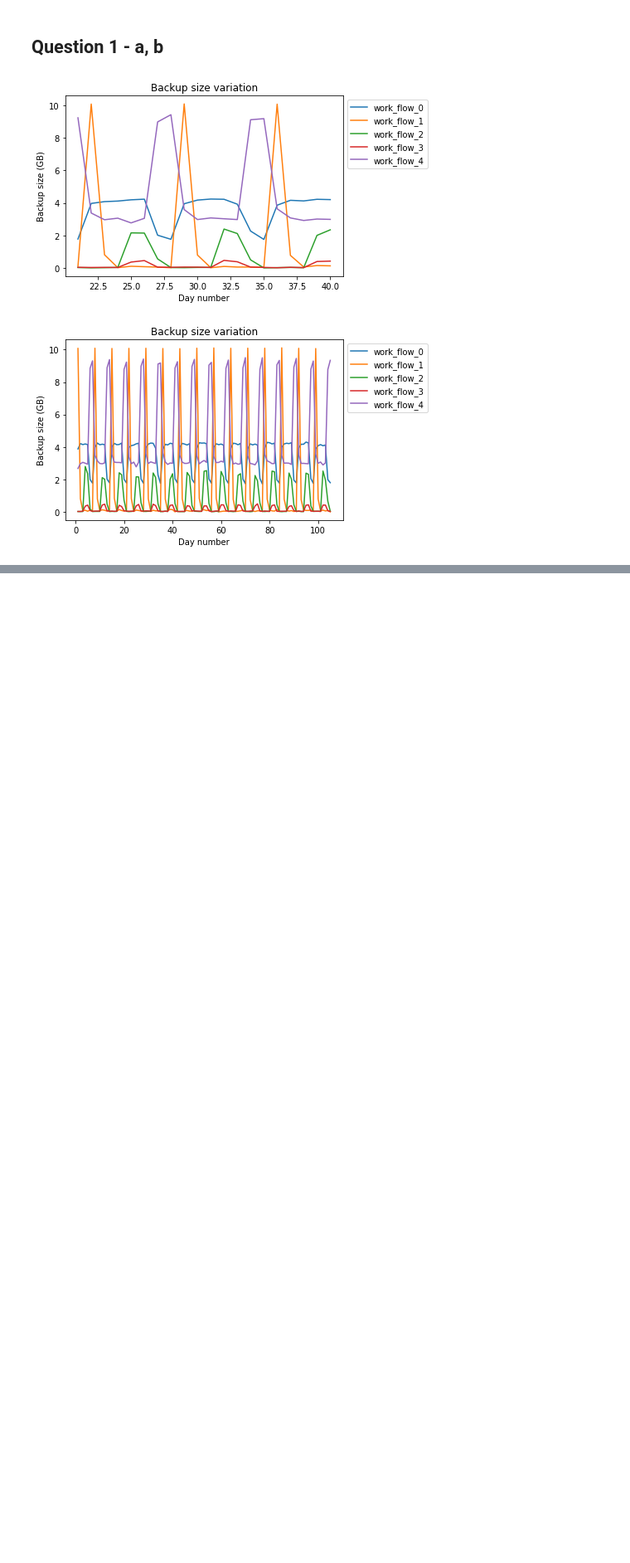
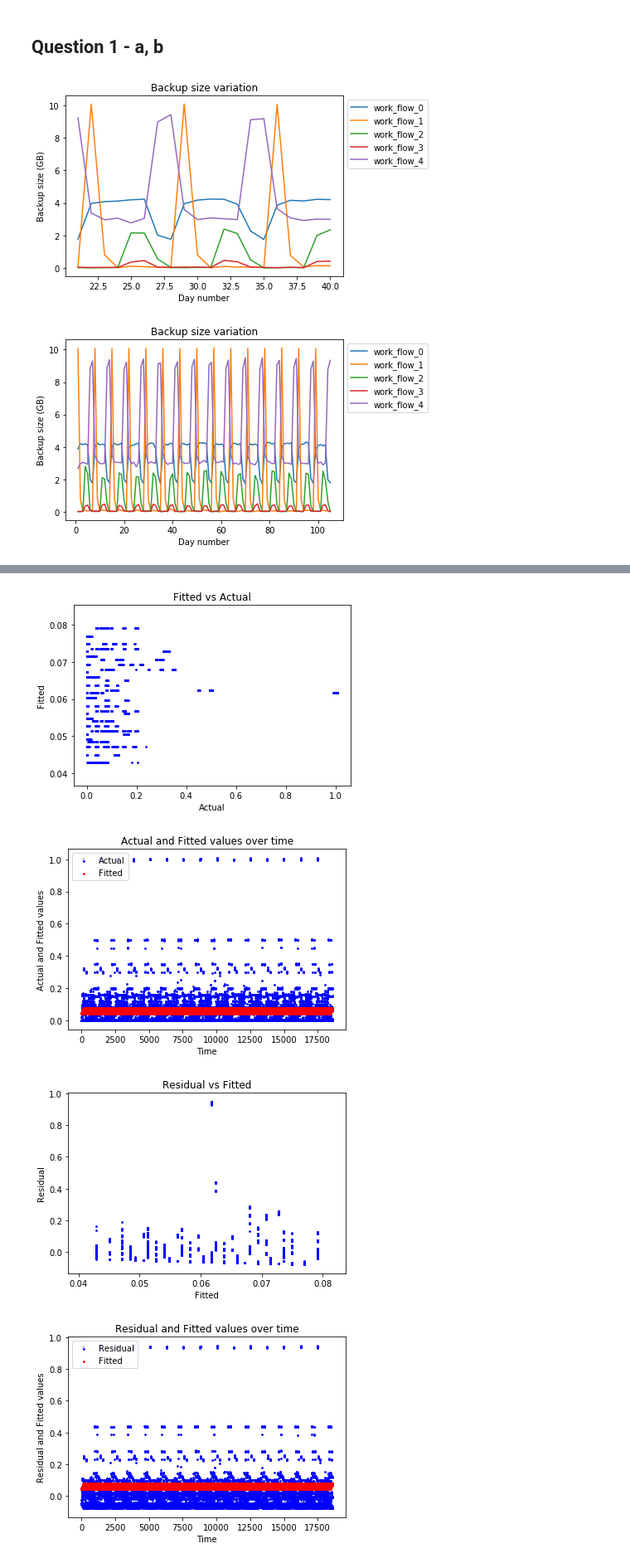
Before and after one commit to TSatyaVasanthReddy/RegressionAnalysis, a Jupyter notebook: Project4vFinal.ipynb, the cells around one changed output, grey strips where cells are left out. Shown at 83% size. Drawn from its saved outputs; the diff is of its cells as text; code cells hidden in the pictures; blank space fills up the shorter version.

```diff
--- a/Project4vFinal.ipynb
+++ b/Project4vFinal.ipynb
@@ -56,0 +293,4 @@ plot_dataset(first105)
+# %%
+selectbest2 = SelectKBest(mutual_info_regression,k=3)
+X_mi = selectbest2.fit_transform(X, y)
+selectbest2.scores_
@@ -56,0 +336,6 @@ plot_dataset(first105)
+# %%
+regressor = LinearRegression()
+avg_tr,avg_ts,bestModel_mi = perform_10fold(X_mi,y,regressor)
+print("------------------------------")
+print("Average Training RMSE : ",avg_tr)
+print("Average Test RMSE : ",avg_ts)
@@ -56,0 +360,11 @@ plot_dataset(first105)
+# %%
+predicted = bestModel_mi.predict(X_mi)
+plot_graph(y,predicted,"Actual","Fitted","Fitted vs Actual")
+plot_graph_time(y,predicted,"Actual","Fitted","Actual and Fitted values","Actual and Fitted values over time")
+plot_graph(predicted,y-predicted,"Fitted","Residual","Residual vs Fitted")
+plot_graph_time(y-predicted,predicted,"Residual","Fitted","Residual and Fitted values","Residual and Fitted values over time")
+# %% [output]
+[figure, added]
+[figure, added]
+[figure, added]
+[figure, added]
```
Also changed, not shown: parts of 60 cells of this notebook.
